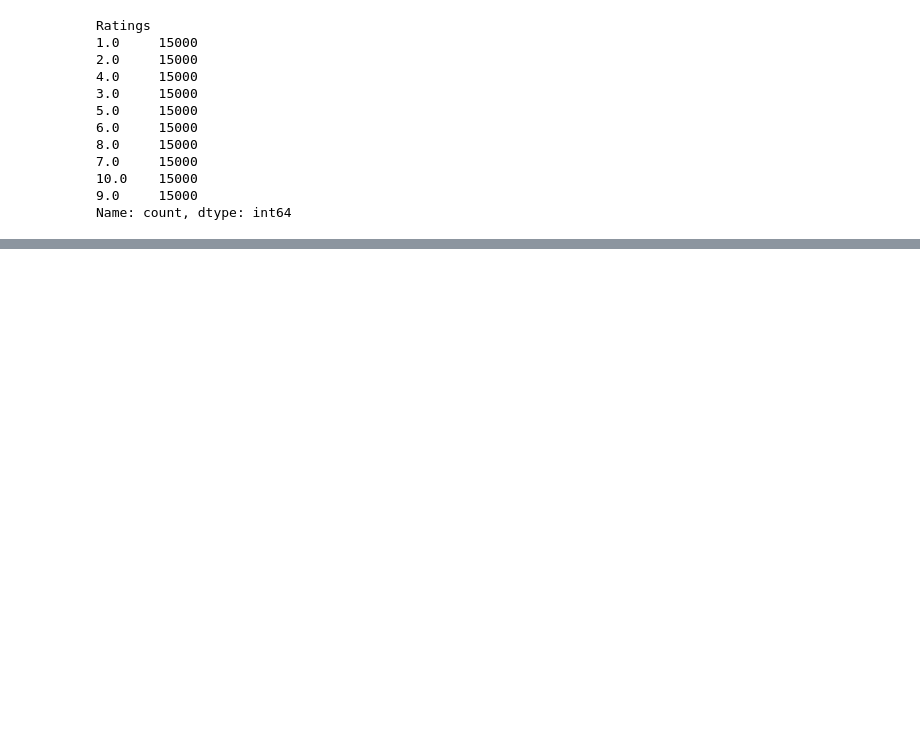
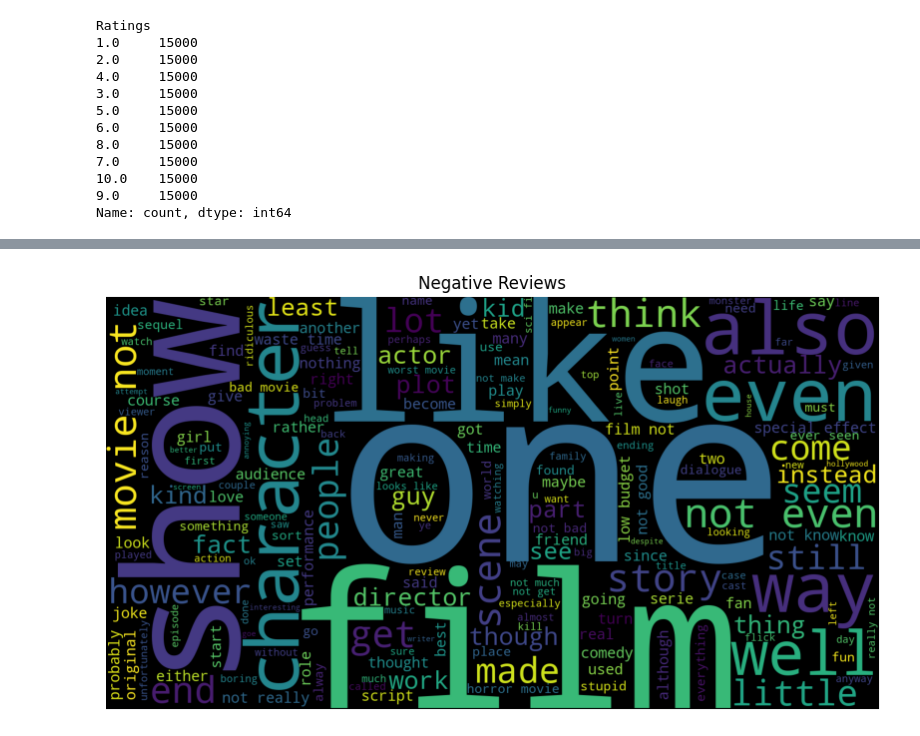
Before and after one commit to BirukM14/sentimental-analysis, a Jupyter notebook: notebook/eda.ipynb, the cells around one changed output, grey strips where cells are left out. Cells and saved outputs as stored; diff of their text form; code cells hidden in the pictures; blank space fills up the shorter version.

```diff
--- a/notebook/eda.ipynb
+++ b/notebook/eda.ipynb
@@ -272,0 +294,16 @@ Name: count, dtype: int64
+# %%
+%%time
+'''----------------------------Visualization of Important Words from Negative Reviews--------------------'''
+
+neg_wordcloud = WordCloud(width = 1500, height = 800,
+                background_color ='black',
+                stopwords = stop_words,
+                min_font_size = 15).generate(neg)
+
+plt.figure(figsize=(10,10))
+plt.imshow(neg_wordcloud)
+plt.title('Negative Reviews')
+plt.axis('off')
+plt.show()
+# %% [output]
+[figure, added]
```
Also changed, not shown: parts of 3 cells of this notebook.
